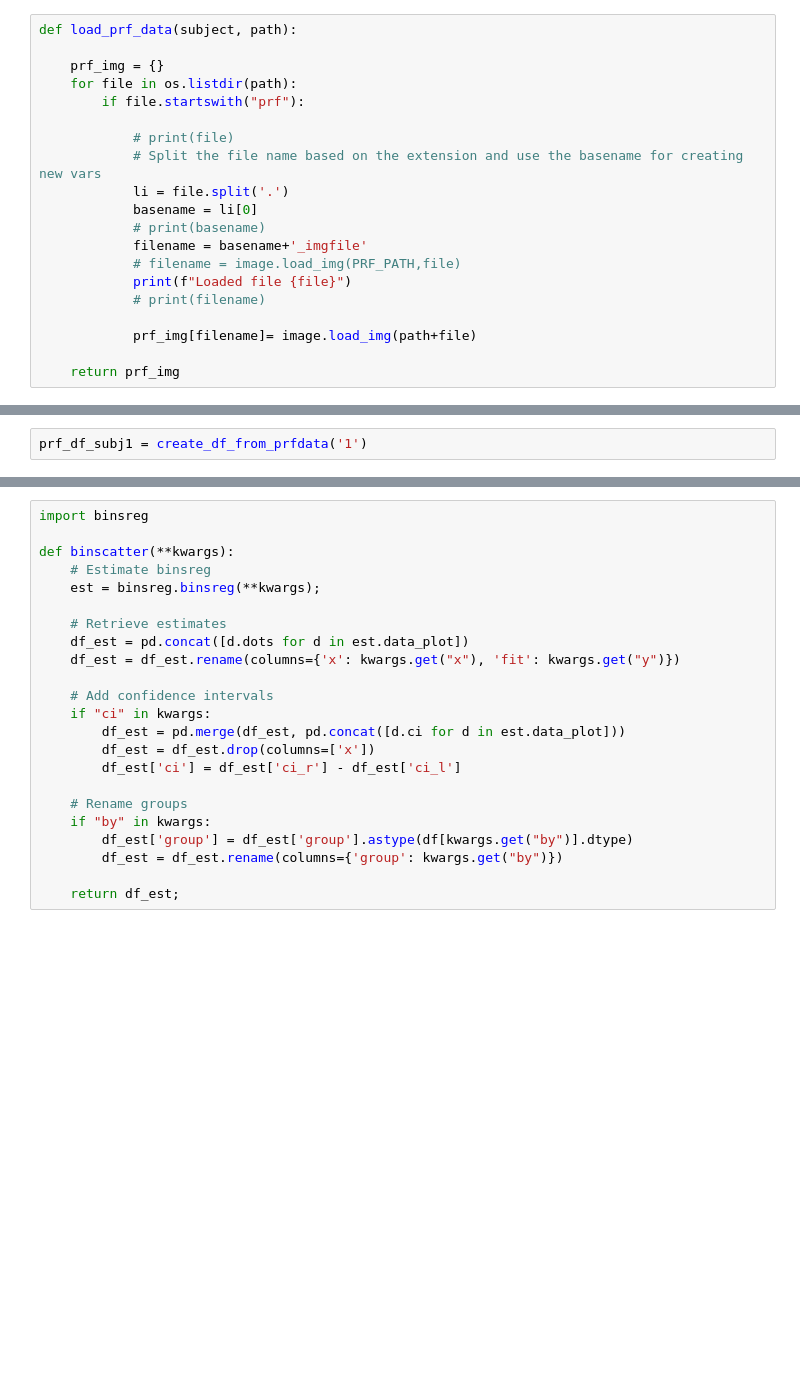
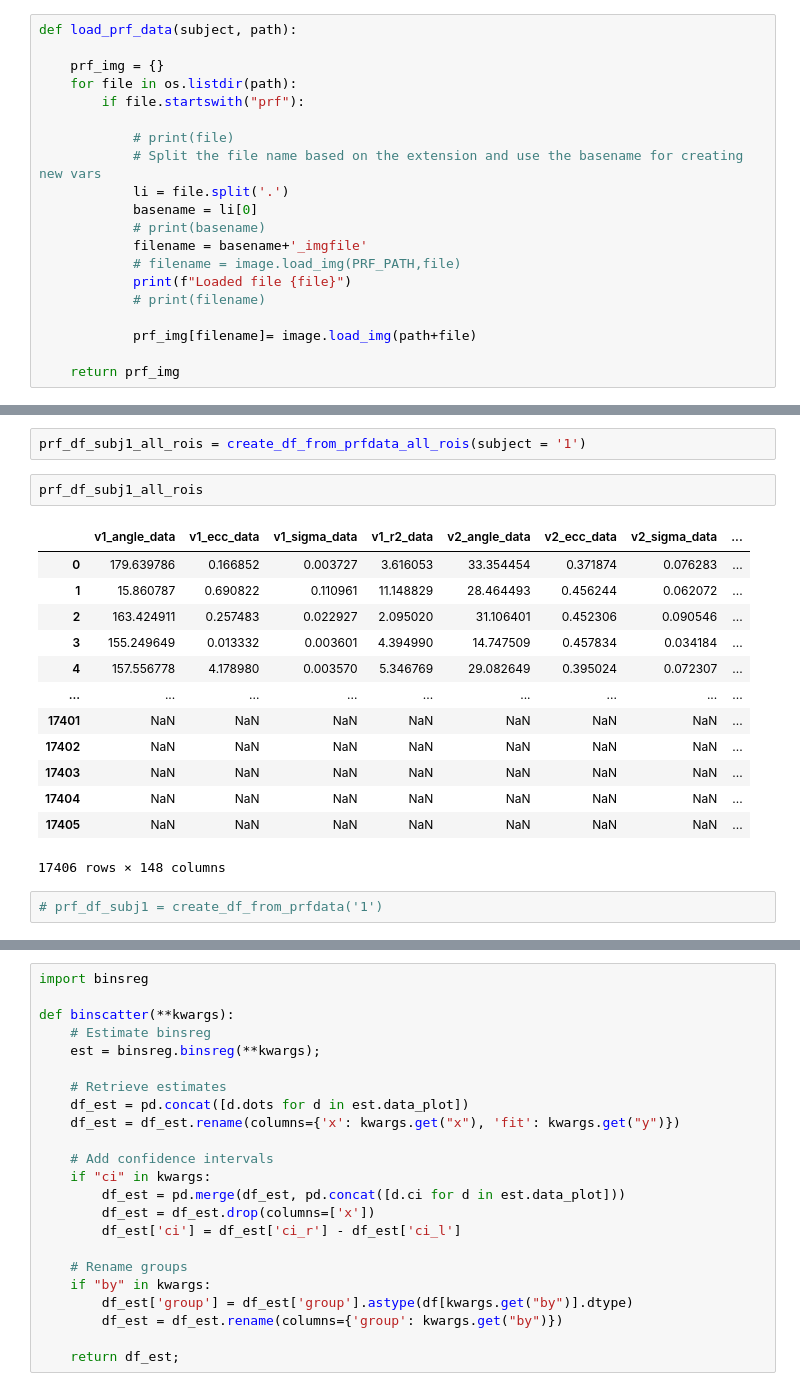
Before and after one commit to hrdkbhatnagar/nsd-static-saliency, a Jupyter notebook: scripts/02_pRF_sanity_check_multisubj.ipynb, the cells around one changed output, grey strips where cells are left out. Drawn from its saved outputs; the diff is of its cells as text; blank space fills up the shorter version.

```diff
--- a/scripts/02_pRF_sanity_check_multisubj.ipynb
+++ b/scripts/02_pRF_sanity_check_multisubj.ipynb
@@ -308,3 +515,21 @@ def create_df_from_prfdata(subject,
+# %%
+prf_df_subj1_all_rois = create_df_from_prfdata_all_rois(subject = '1')
+# %%
+prf_df_subj1_all_rois
+# %% [output]
+|  | v1_angle_data | v1_ecc_data | v1_sigma_data | v1_r2_data | v2_angle_data | v2_ecc_data | v2_sigma_data | ... |
+| 0 | 179.639786 | 0.166852 | 0.003727 | 3.616053 | 33.354454 | 0.371874 | 0.076283 | ... |
+| 1 | 15.860787 | 0.690822 | 0.110961 | 11.148829 | 28.464493 | 0.456244 | 0.062072 | ... |
+| 2 | 163.424911 | 0.257483 | 0.022927 | 2.095020 | 31.106401 | 0.452306 | 0.090546 | ... |
+| 3 | 155.249649 | 0.013332 | 0.003601 | 4.394990 | 14.747509 | 0.457834 | 0.034184 | ... |
+| 4 | 157.556778 | 4.178980 | 0.003570 | 5.346769 | 29.082649 | 0.395024 | 0.072307 | ... |
+| ... | ... | ... | ... | ... | ... | ... | ... | ... |
+| 17401 | NaN | NaN | NaN | NaN | NaN | NaN | NaN | ... |
+| 17402 | NaN | NaN | NaN | NaN | NaN | NaN | NaN | ... |
+| 17403 | NaN | NaN | NaN | NaN | NaN | NaN | NaN | ... |
+| 17404 | NaN | NaN | NaN | NaN | NaN | NaN | NaN | ... |
+| 17405 | NaN | NaN | NaN | NaN | NaN | NaN | NaN | ... |
+17406 rows × 148 columns
 # %%
-prf_df_subj1 = create_df_from_prfdata('1')
+# prf_df_subj1 = create_df_from_prfdata('1')
 # %%
```
Also changed, not shown: parts of 34 cells of this notebook, 7 other files.
